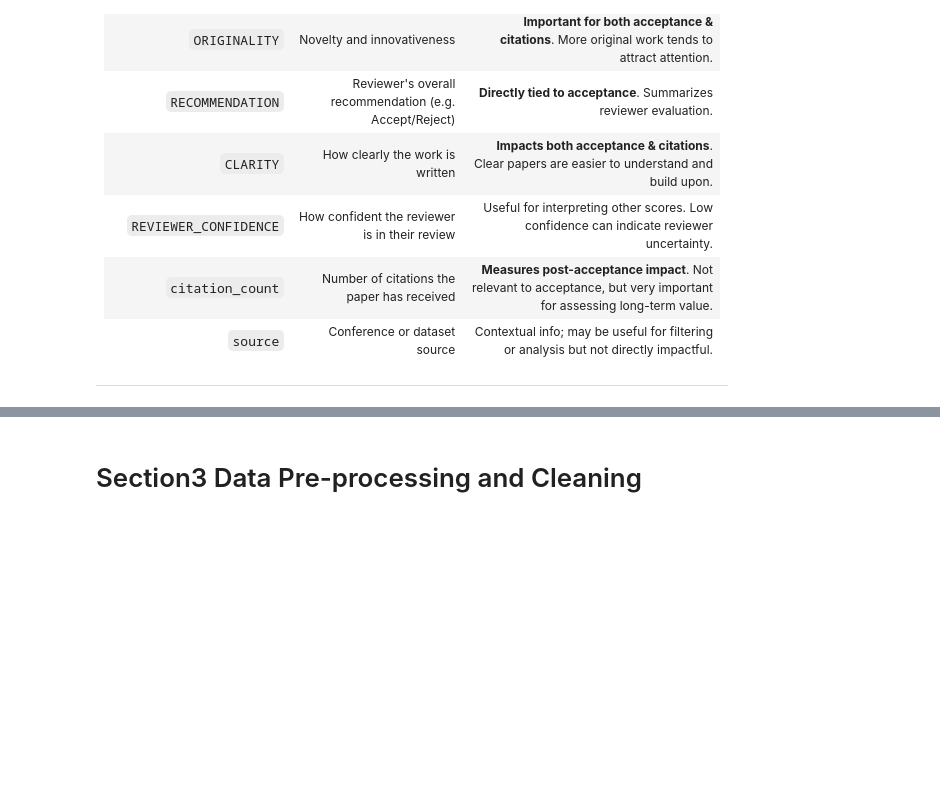
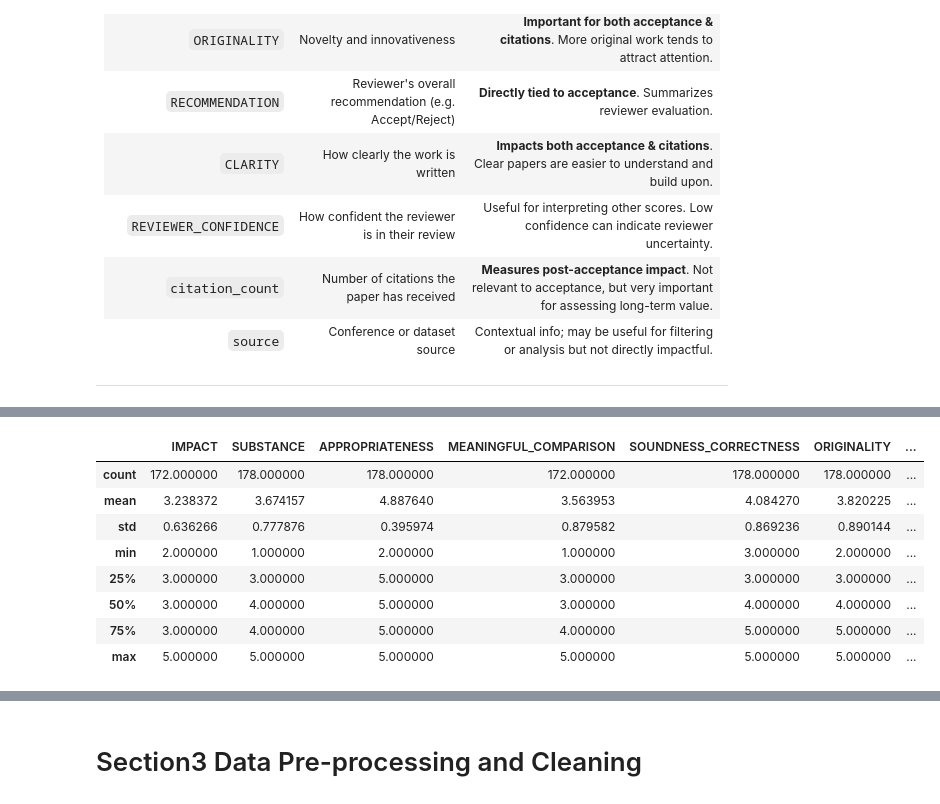
Before and after one commit to XanderZhou2022/ECE204_final, a Jupyter notebook: pre_processing.ipynb, the cells around one changed output, grey strips where cells are left out. Cells and saved outputs as stored; diff of their text form; code cells hidden in the pictures; blank space fills up the shorter version.

```diff
--- a/pre_processing.ipynb
+++ b/pre_processing.ipynb
@@ -188,0 +258,12 @@ Index(['title', 'IMPACT', 'SUBSTANCE', 'APPROPRIATENESS',
+# %%
+accepted_paper.describe()
+# %% [output]
+|  | IMPACT | SUBSTANCE | APPROPRIATENESS | MEANINGFUL_COMPARISON | SOUNDNESS_CORRECTNESS | ORIGINALITY | ... |
+| count | 172.000000 | 178.000000 | 178.000000 | 172.000000 | 178.000000 | 178.000000 | ... |
+| mean | 3.238372 | 3.674157 | 4.887640 | 3.563953 | 4.084270 | 3.820225 | ... |
+| std | 0.636266 | 0.777876 | 0.395974 | 0.879582 | 0.869236 | 0.890144 | ... |
+| min | 2.000000 | 1.000000 | 2.000000 | 1.000000 | 3.000000 | 2.000000 | ... |
+| 25% | 3.000000 | 3.000000 | 5.000000 | 3.000000 | 3.000000 | 3.000000 | ... |
+| 50% | 3.000000 | 4.000000 | 5.000000 | 3.000000 | 4.000000 | 4.000000 | ... |
+| 75% | 3.000000 | 4.000000 | 5.000000 | 4.000000 | 5.000000 | 5.000000 | ... |
+| max | 5.000000 | 5.000000 | 5.000000 | 5.000000 | 5.000000 | 5.000000 | ... |
```
Also changed, not shown: parts of 15 cells of this notebook, 5 other files.
